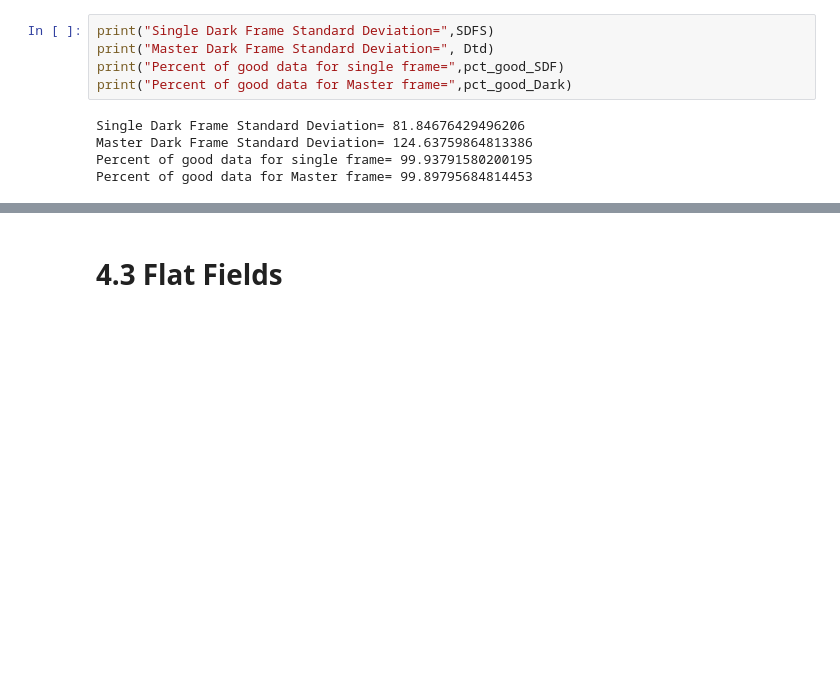
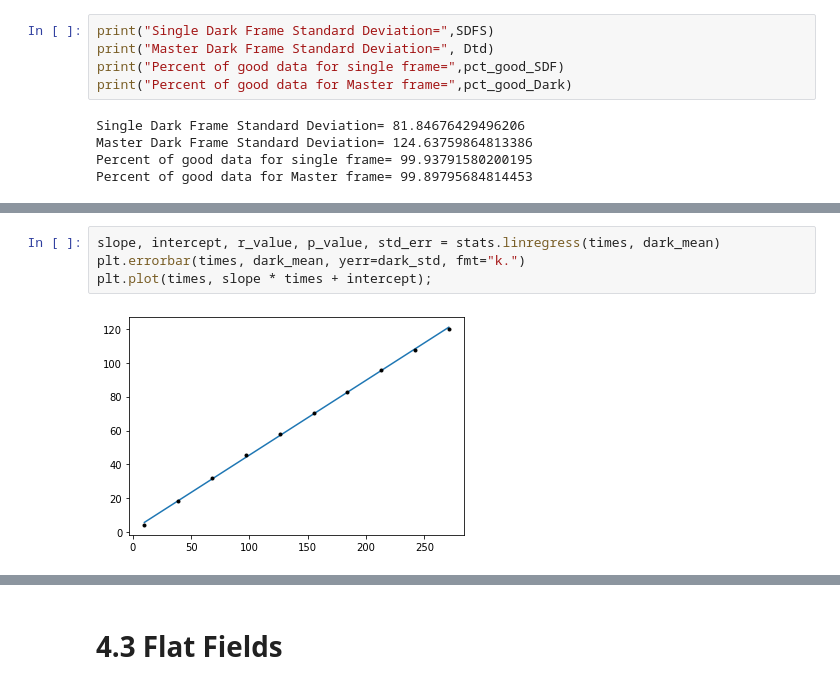
Before and after one commit to astro-kjc/AST443, a Jupyter notebook: Lab0/Lab0.ipynb, the cells around one changed output, grey strips where cells are left out. Cells and saved outputs as stored; diff of their text form; blank space fills up the shorter version.

```diff
--- a/Lab0/Lab0.ipynb
+++ b/Lab0/Lab0.ipynb
@@ -180 +179,7 @@ Text(0,0.5,'Median Count Dark Current')
+# %%
+slope, intercept, r_value, p_value, std_err = stats.linregress(times, dark_mean)
+plt.errorbar(times, dark_mean, yerr=dark_std, fmt="k.")
+plt.plot(times, slope * times + intercept);
+# %% [output]
+[figure, added]
 # %%
```
Also changed, not shown: parts of 7 cells of this notebook.
